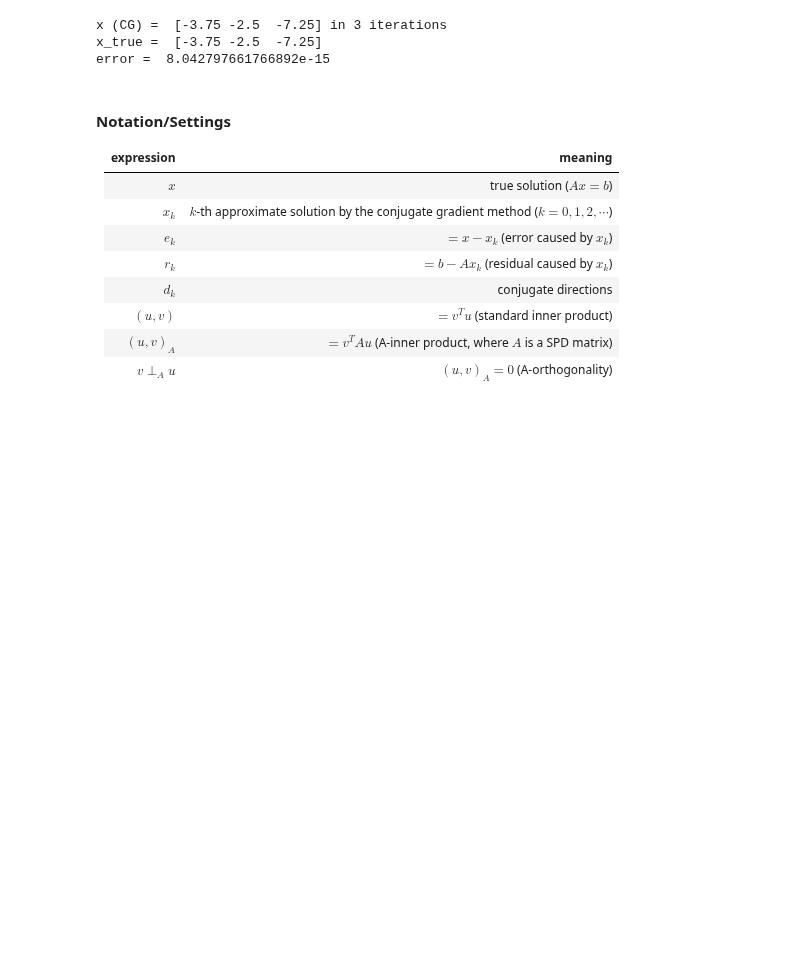
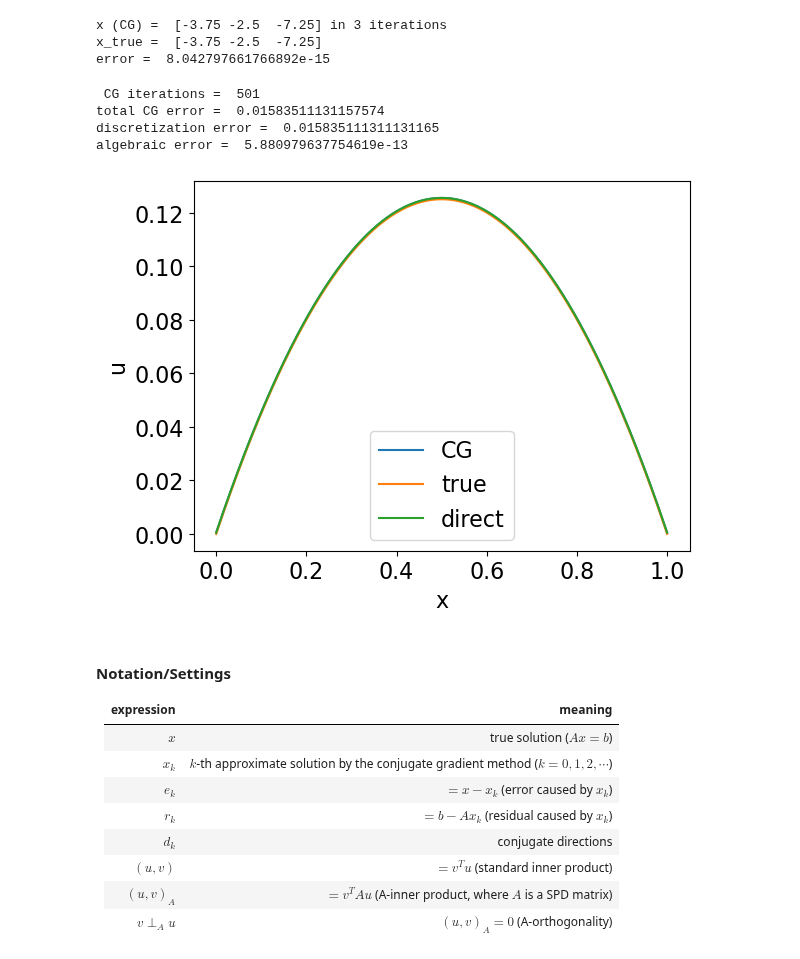
Before and after one commit to jhparkyb/NumAnalNotes_Pub, a Jupyter notebook: chapters/exp_conjgrad.ipynb, the cells around one changed output. Drawn from its saved outputs; the diff is of its cells as text; code cells hidden in the pictures; blank space fills up the shorter version.

```diff
--- a/chapters/exp_conjgrad.ipynb
+++ b/chapters/exp_conjgrad.ipynb
@@ -121,6 +121,50 @@ print("error = ", np.linalg.norm(x - x_true))
 x (CG) =  [-3.75 -2.5  -7.25] in 3 iterations
 x_true =  [-3.75 -2.5  -7.25]
 error =  8.042797661766892e-15
+# %%
+from scipy.linalg import toeplitz
+
+L = 1
+n = 1000
+h = L / n
+
+x = np.linspace(0, L, n+1)
+
+col = np.zeros(n+1)
+col[0:2] = np.array([2, -1]) * (1 / (h*h))
+
+A = toeplitz(col)
+b = np.ones(n+1)
+x0 = np.zeros(n+1)
+
+u, iter = CG(A, b, x0)
+u_true = - 0.5 * x * (x - L)
+u_direct = np.linalg.solve(A, b)
+
+# print("u (CG) = ", u, "in", iter, "iterations")
+# print("u_true = ", u_true)
+print(" CG iterations = ", iter)
+print("total CG error = ", np.linalg.norm(u - u_true))
+print("discretization error = ", np.linalg.norm(u_direct - u_true))
+print("algebraic error = ", np.linalg.norm(u - u_direct))
+
+import matplotlib.pyplot as plt
+plt.rcParams.update({'font.size': 16})
+
+fig, ax = plt.subplots()
+ax.plot(x, u, label="CG")
+ax.plot(x, u_true, label="true")
+ax.plot(x, u_direct, label="direct")
+ax.set_xlabel("x")
+ax.set_ylabel("u")
+ax.legend()
+plt.show()
+# %% [output]
+ CG iterations =  501
+total CG error =  0.01583511131157574
+discretization error =  0.015835111311131165
+algebraic error =  5.880979637754619e-13
+[figure, added]
 # %% [markdown]
 #### Notation/Settings
 
```
